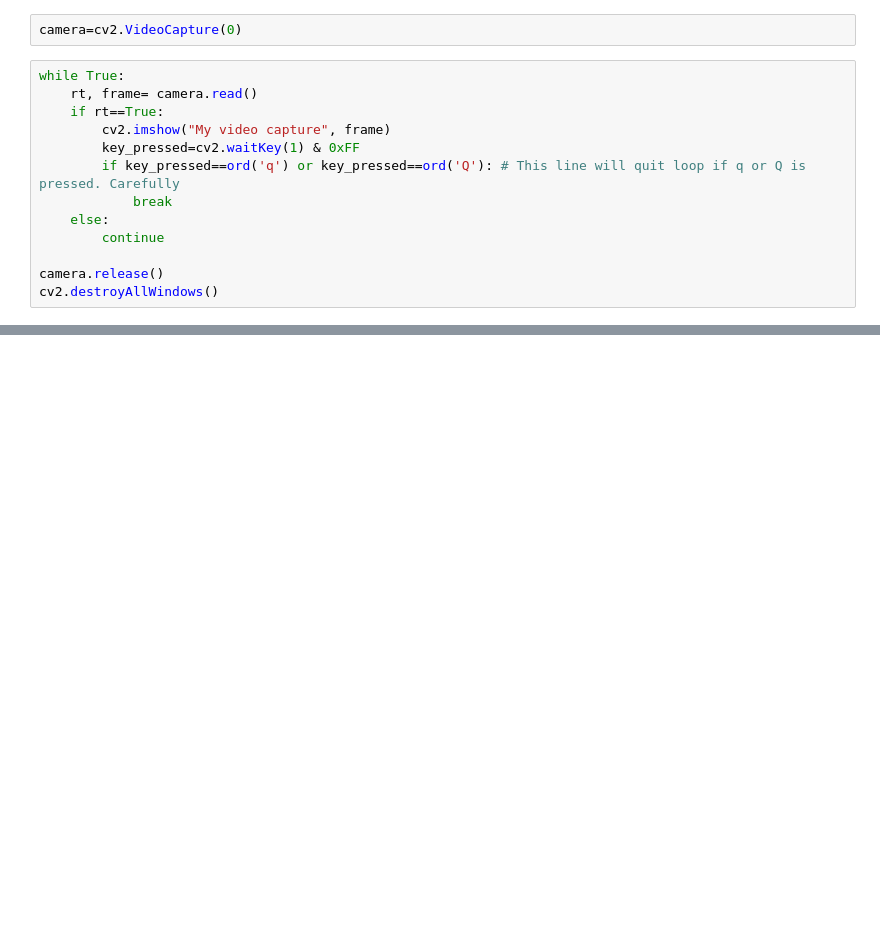
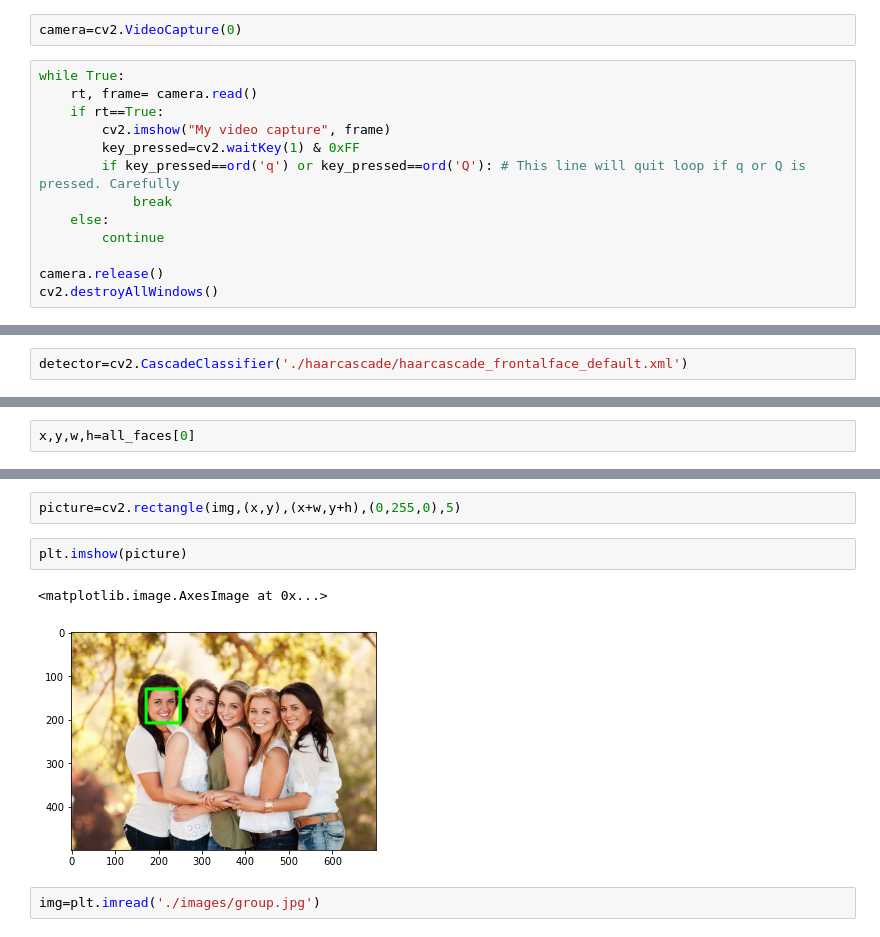
Before and after one commit to Nishimirwe/python_for_dataScience_one, a Jupyter notebook: OpencCV Library/Open CV Learnings.ipynb, the cells around one changed output, grey strips where cells are left out. Cells and saved outputs as stored; diff of their text form; blank space fills up the shorter version.

```diff
--- a/OpencCV Library/Open CV Learnings.ipynb
+++ b/OpencCV Library/Open CV Learnings.ipynb
@@ -119,0 +132,2 @@ cv2.destroyAllWindows()
+# %%
+detector=cv2.CascadeClassifier('./haarcascade/haarcascade_frontalface_default.xml')
@@ -119,0 +144,2 @@ cv2.destroyAllWindows()
+# %%
+x,y,w,h=all_faces[0]
@@ -119,0 +150,9 @@ cv2.destroyAllWindows()
+# %%
+picture=cv2.rectangle(img,(x,y),(x+w,y+h),(0,255,0),5)
+# %%
+plt.imshow(picture)
+# %% [output]
+<matplotlib.image.AxesImage at 0x...>
+[figure, added]
+# %%
+img=plt.imread('./images/group.jpg')
```
Also changed, not shown: parts of 8 cells of this notebook, 2 other files.
